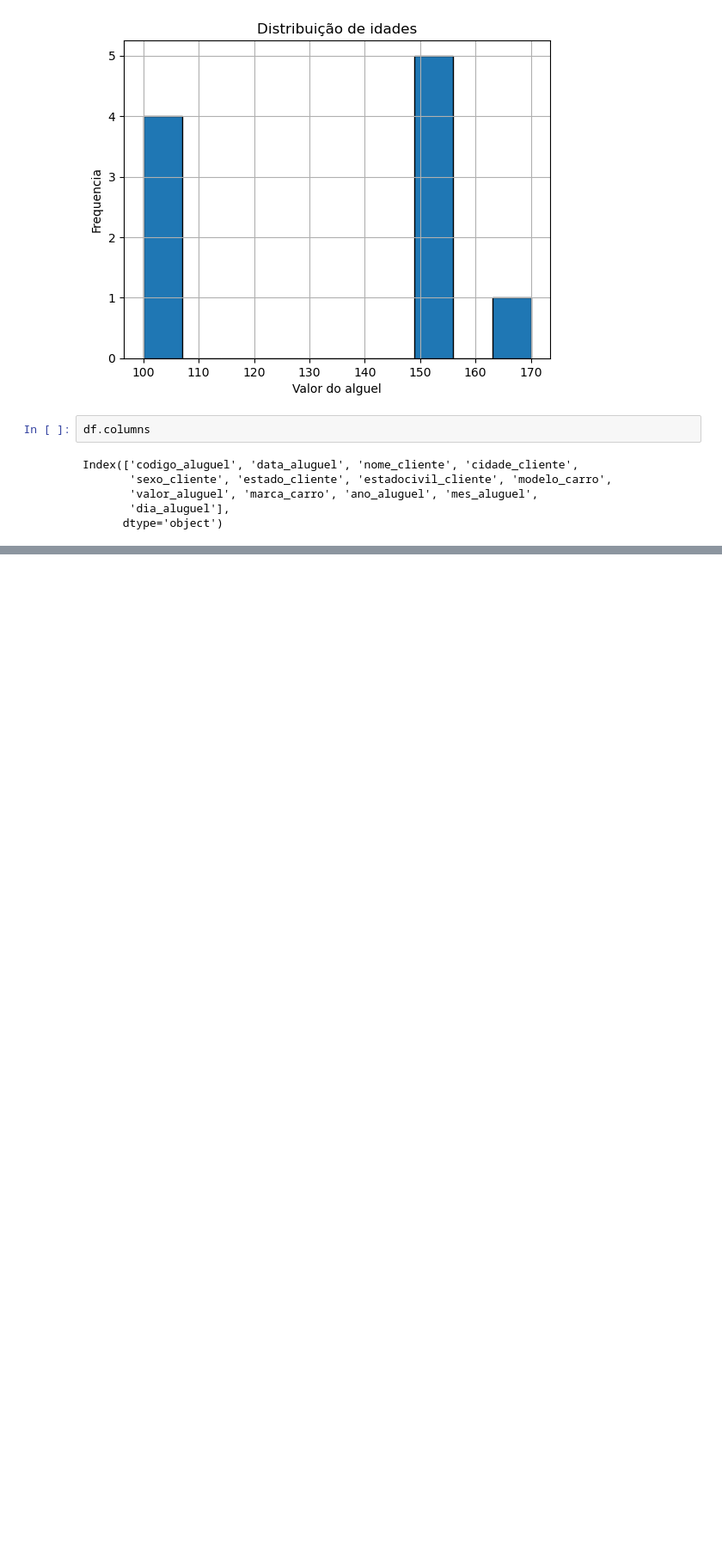
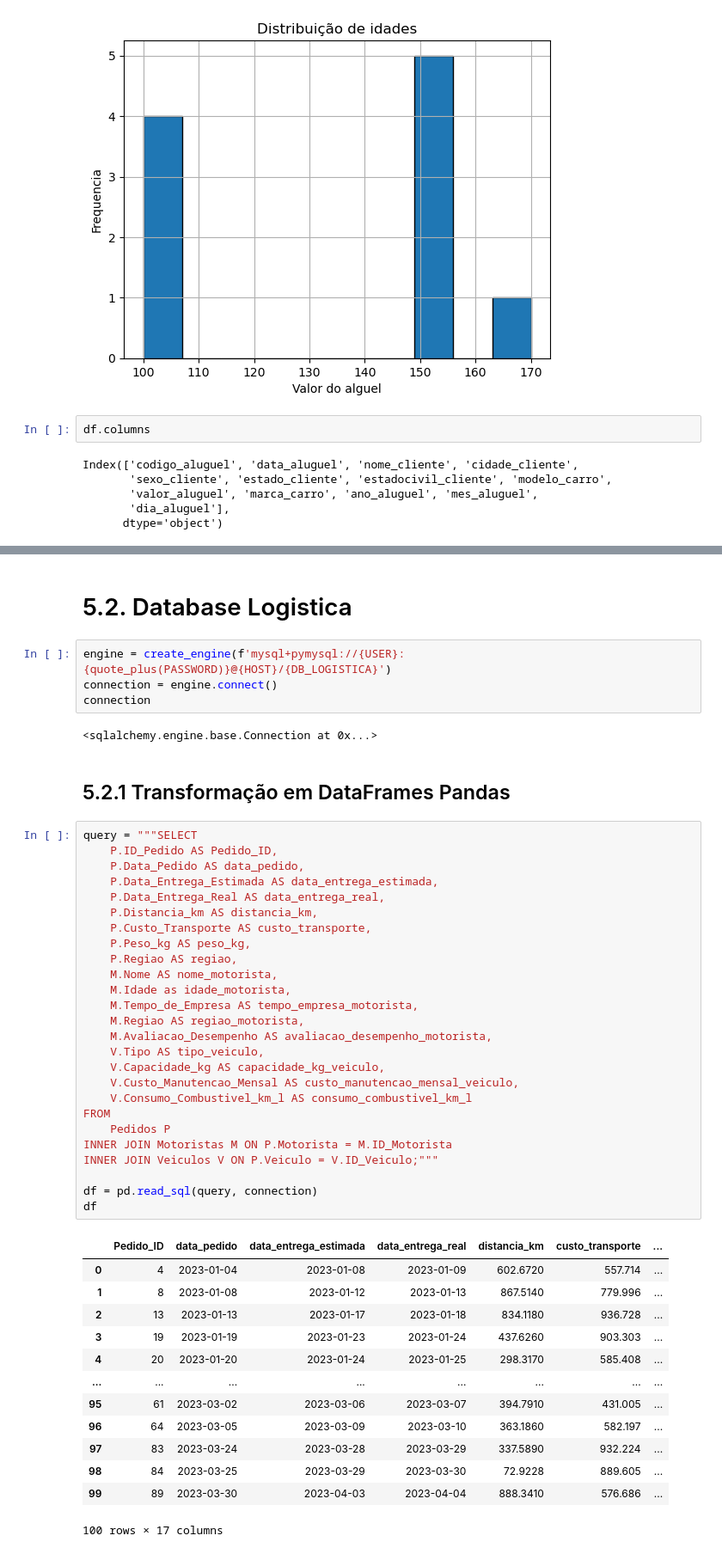
Before and after one commit to jonathasrc/soulcode, a Jupyter notebook: projetos/Atividade 01 - Banco de dados + Estatística.ipynb, the cells around one changed output, grey strips where cells are left out. Shown at 86% size. Saved outputs shown, nothing was run; the diff lists cells and outputs as text; blank space fills up the shorter version.

```diff
--- a/projetos/Atividade 01 - Banco de dados + Estatística.ipynb
+++ b/projetos/Atividade 01 - Banco de dados + Estatística.ipynb
@@ -301,0 +386,50 @@ df_resample
+# %% [markdown]
+# 5.2. Database Logistica
+# %%
+engine = create_engine(f'mysql+pymysql://{USER}:{quote_plus(PASSWORD)}@{HOST}/{DB_LOGISTICA}')
+connection = engine.connect()
+connection
+# %% [output]
+<sqlalchemy.engine.base.Connection at 0x...>
+# %% [markdown]
+## 5.2.1 Transformação em DataFrames Pandas
+# %%
+query = """SELECT
+    P.ID_Pedido AS Pedido_ID,
+    P.Data_Pedido AS data_pedido,
+    P.Data_Entrega_Estimada AS data_entrega_estimada,
+    P.Data_Entrega_Real AS data_entrega_real,
+    P.Distancia_km AS distancia_km,
+    P.Custo_Transporte AS custo_transporte,
+    P.Peso_kg AS peso_kg,
+    P.Regiao AS regiao,
+    M.Nome AS nome_motorista,
+    M.Idade as idade_motorista,
+    M.Tempo_de_Empresa AS tempo_empresa_motorista,
+    M.Regiao AS regiao_motorista,
+    M.Avaliacao_Desempenho AS avaliacao_desempenho_motorista,
+    V.Tipo AS tipo_veiculo,
+    V.Capacidade_kg AS capacidade_kg_veiculo,
+    V.Custo_Manutencao_Mensal AS custo_manutencao_mensal_veiculo,
+    V.Consumo_Combustivel_km_l AS consumo_combustivel_km_l
+FROM
+    Pedidos P
+INNER JOIN Motoristas M ON P.Motorista = M.ID_Motorista
+INNER JOIN Veiculos V ON P.Veiculo = V.ID_Veiculo;"""
+
+df = pd.read_sql(query, connection)
+df
+# %% [output]
+|  | Pedido_ID | data_pedido | data_entrega_estimada | data_entrega_real | distancia_km | custo_transporte | ... |
+| 0 | 4 | 2023-01-04 | 2023-01-08 | 2023-01-09 | 602.6720 | 557.714 | ... |
+| 1 | 8 | 2023-01-08 | 2023-01-12 | 2023-01-13 | 867.5140 | 779.996 | ... |
+| 2 | 13 | 2023-01-13 | 2023-01-17 | 2023-01-18 | 834.1180 | 936.728 | ... |
+| 3 | 19 | 2023-01-19 | 2023-01-23 | 2023-01-24 | 437.6260 | 903.303 | ... |
+| 4 | 20 | 2023-01-20 | 2023-01-24 | 2023-01-25 | 298.3170 | 585.408 | ... |
+| ... | ... | ... | ... | ... | ... | ... | ... |
+| 95 | 61 | 2023-03-02 | 2023-03-06 | 2023-03-07 | 394.7910 | 431.005 | ... |
+| 96 | 64 | 2023-03-05 | 2023-03-09 | 2023-03-10 | 363.1860 | 582.197 | ... |
+| 97 | 83 | 2023-03-24 | 2023-03-28 | 2023-03-29 | 337.5890 | 932.224 | ... |
+| 98 | 84 | 2023-03-25 | 2023-03-29 | 2023-03-30 | 72.9228 | 889.605 | ... |
+| 99 | 89 | 2023-03-30 | 2023-04-03 | 2023-04-04 | 888.3410 | 576.686 | ... |
+100 rows × 17 columns
```
Also changed, not shown: parts of 34 cells of this notebook.
